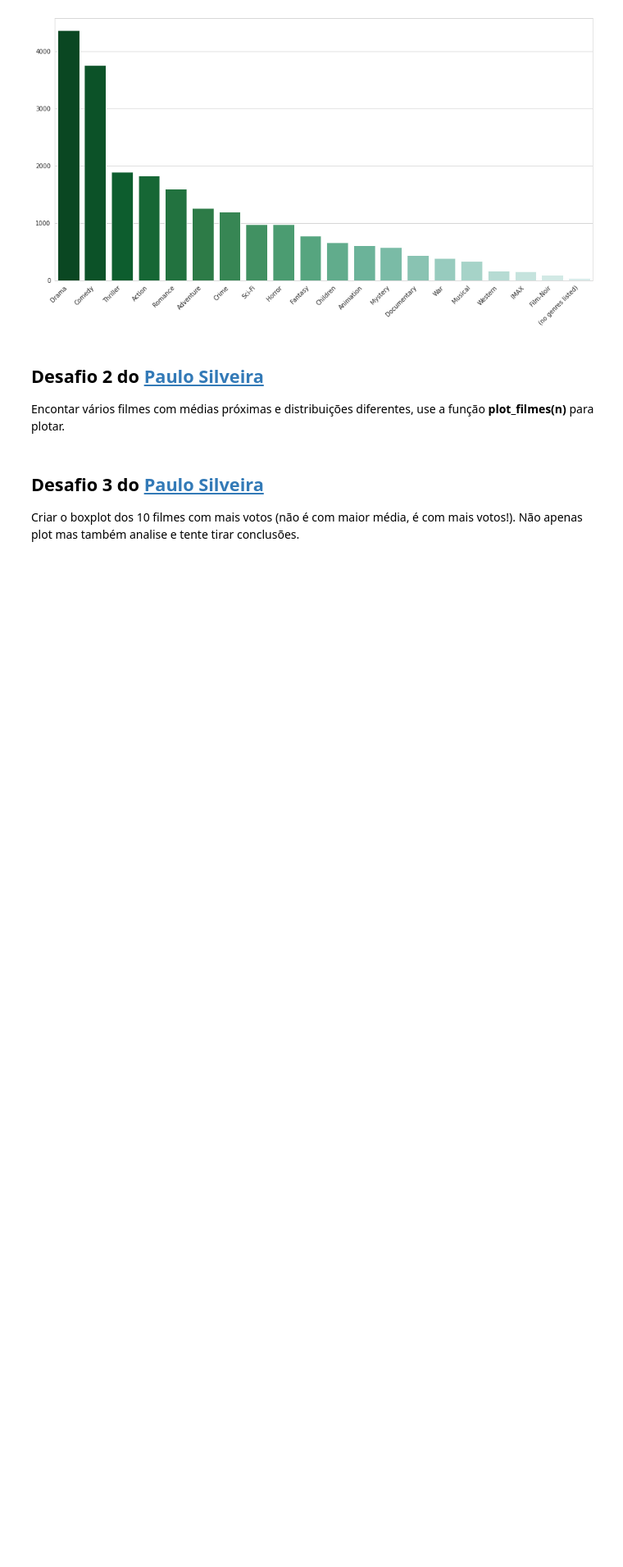
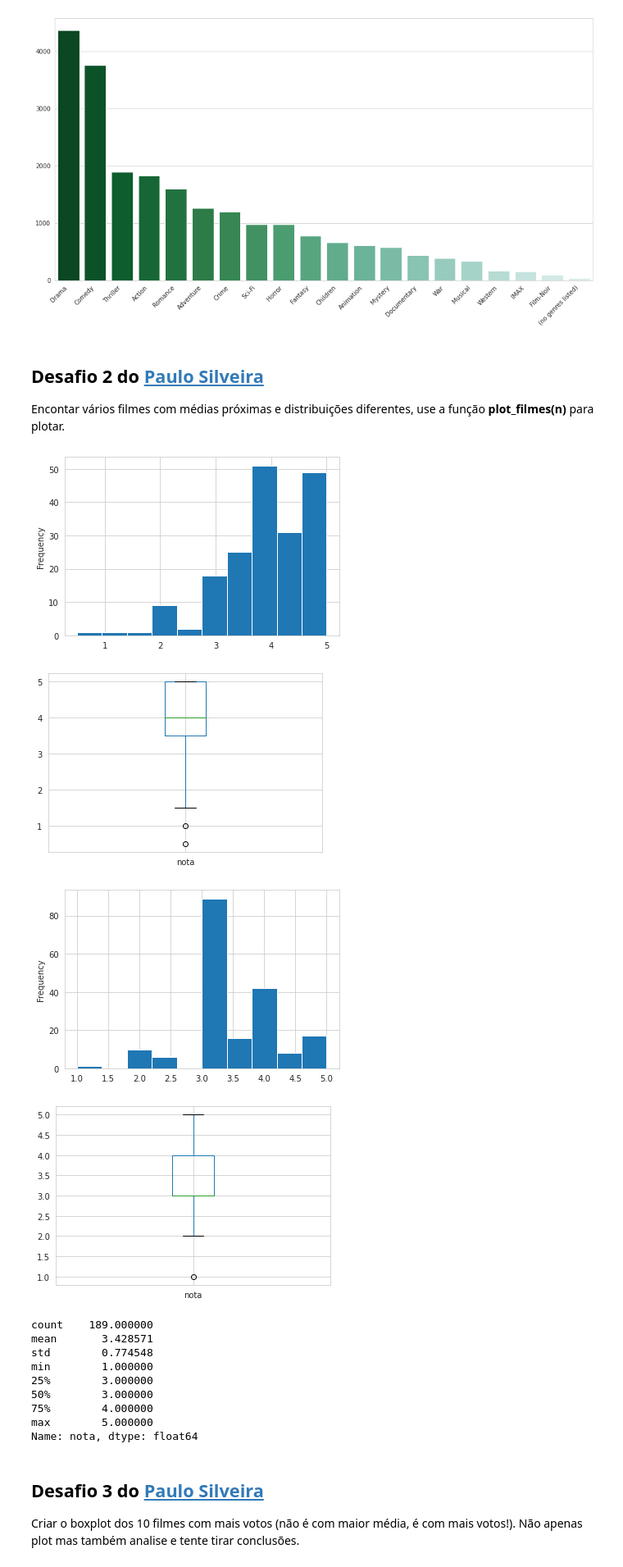
Before and after one commit to edsonajunior/Data-Science-study, a Jupyter notebook: QuarentenaDados_aula02.ipynb, the cells around one changed output. Shown at 82% size. Cells and saved outputs as stored; diff of their text form; code cells hidden in the pictures; blank space fills up the shorter version.

```diff
--- a/QuarentenaDados_aula02.ipynb
+++ b/QuarentenaDados_aula02.ipynb
@@ -427,6 +427,39 @@ plt.show()
 ## Desafio 2 do [Paulo Silveira](https://twitter.com/paulo_caelum)
 
 Encontar vários filmes com médias próximas e distribuições diferentes, use a função **plot_filmes(n)** para plotar.
+# %%
+avaliacao_mesma_nota_count = avaliacoes.groupby('filmeId')['nota'].count()
+filmes_com_media_com_count = filmes_com_media.join(avaliacao_mesma_nota_count, on="filmeId" , how='left', lsuffix='_media', rsuffix='_count')
+filmes_com_media_com_count = filmes_com_media_com_count.rename(columns={"nota_media": "nota", "nota_count": "count"})
+filmes_filtrados = filmes_com_media_com_count.query("count>150 and count<200").sort_values("nota", ascending=False)
+
+def plot_filme(n):
+  grafico = avaliacoes.query(f"filmeId=={n}")["nota"]
+  grafico.plot(kind='hist')
+  plt.show()
+  print('\n')
+  grafico.plot.box()
+  plt.show()
+  return grafico.describe()
+
+plot_filme(5952)
+plot_filme(592)
+
+# Filmes escolhidos 592 e 5952
+# %% [output]
+[figure, added]
+[figure, added]
+[figure, added]
+[figure, added]
+count    189.000000
+mean       3.428571
+std        0.774548
+min        1.000000
+25%        3.000000
+50%        3.000000
+75%        4.000000
+max        5.000000
+Name: nota, dtype: float64
 # %% [markdown]
 ## Desafio 3 do [Paulo Silveira](https://twitter.com/paulo_caelum)
 
```
Also changed, not shown: parts of 3 cells of this notebook.
